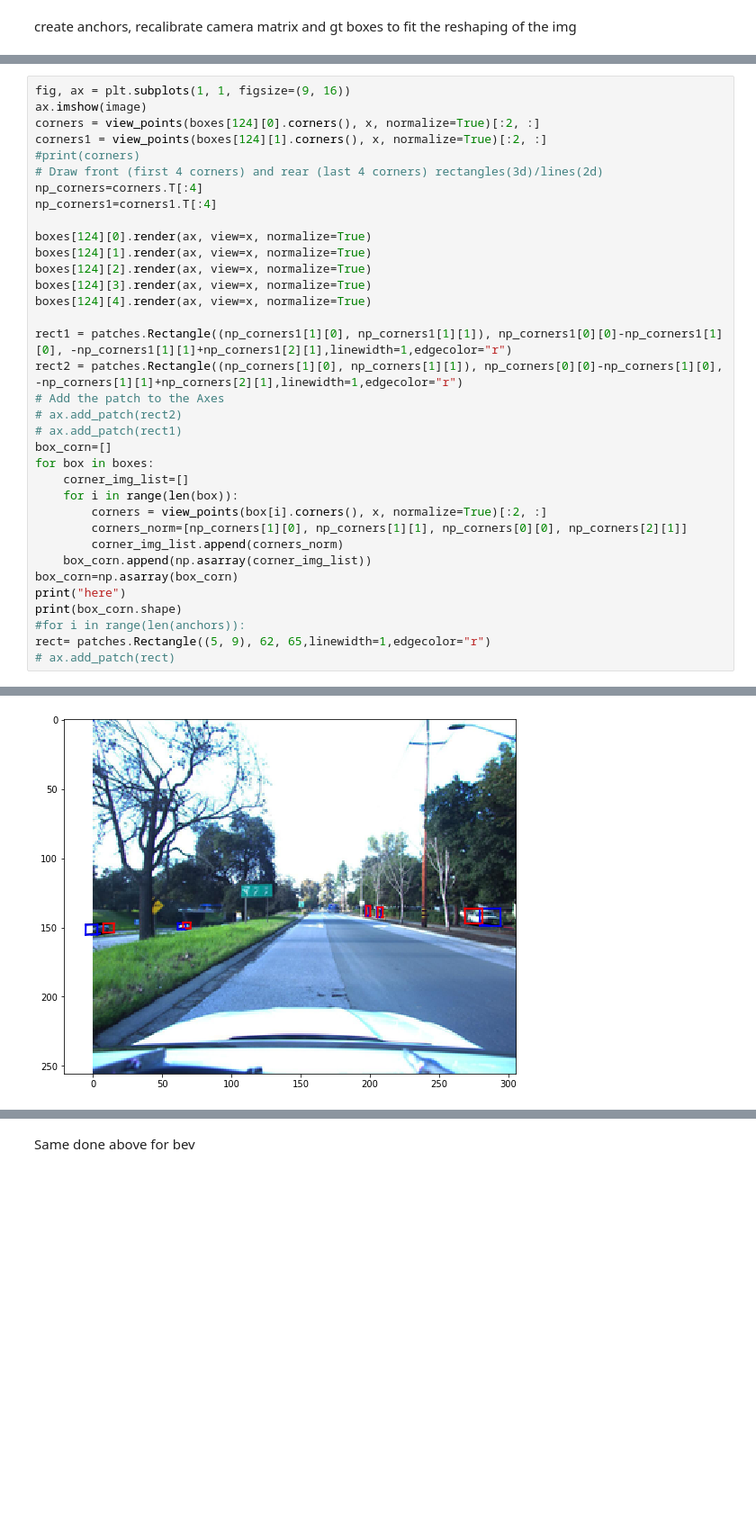
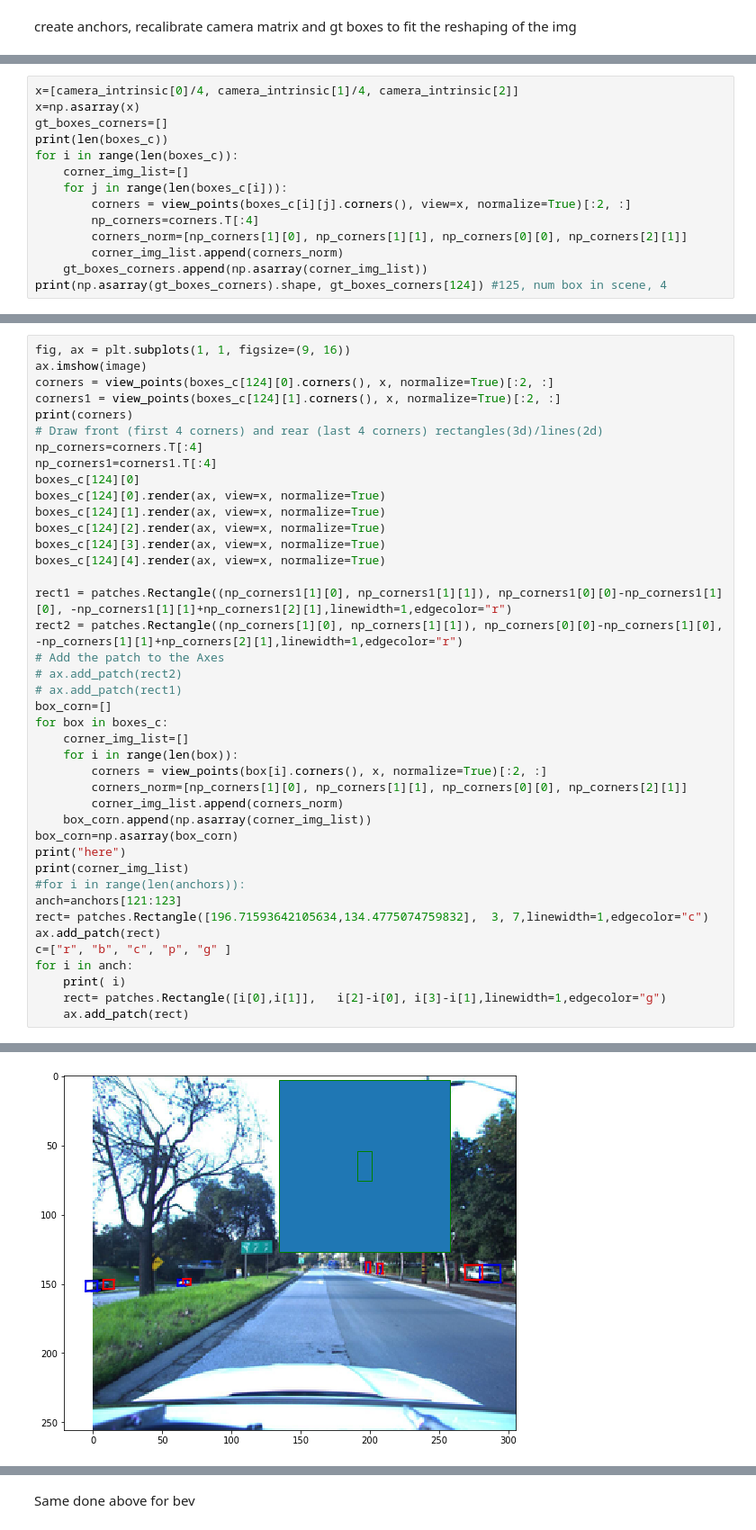
Before and after one commit to rossivalen/Thesis_AutonomousDriving, a Jupyter notebook: train-modelAPI.ipynb, the cells around one changed output, grey strips where cells are left out. Shown at 90% size. Saved outputs shown, nothing was run; the diff lists cells and outputs as text; blank space fills up the shorter version.

Commit message:
fixed anchors

```diff
--- a/train-modelAPI.ipynb
+++ b/train-modelAPI.ipynb
@@ -340,0 +353,14 @@ x=np.asarray(x)
+# %%
+x=[camera_intrinsic[0]/4, camera_intrinsic[1]/4, camera_intrinsic[2]]
+x=np.asarray(x)
+gt_boxes_corners=[]
+print(len(boxes_c))
+for i in range(len(boxes_c)):
+    corner_img_list=[]
+    for j in range(len(boxes_c[i])):
+        corners = view_points(boxes_c[i][j].corners(), view=x, normalize=True)[:2, :]
+        np_corners=corners.T[:4]
+        corners_norm=[np_corners[1][0], np_corners[1][1], np_corners[0][0], np_corners[2][1]]
+        corner_img_list.append(corners_norm)
+    gt_boxes_corners.append(np.asarray(corner_img_list))
+print(np.asarray(gt_boxes_corners).shape, gt_boxes_corners[124]) #125, num box in scene, 4
@@ -341,18 +374,18 @@ x=np.asarray(x)
 # %%
 fig, ax = plt.subplots(1, 1, figsize=(9, 16))
 ax.imshow(image)
-corners = view_points(boxes[124][0].corners(), x, normalize=True)[:2, :]
-corners1 = view_points(boxes[124][1].corners(), x, normalize=True)[:2, :]
-#print(corners)
+corners = view_points(boxes_c[124][0].corners(), x, normalize=True)[:2, :]
+corners1 = view_points(boxes_c[124][1].corners(), x, normalize=True)[:2, :]
+print(corners)
 # Draw front (first 4 corners) and rear (last 4 corners) rectangles(3d)/lines(2d)
 np_corners=corners.T[:4]
 np_corners1=corners1.T[:4]
-
-boxes[124][0].render(ax, view=x, normalize=True)
-boxes[124][1].render(ax, view=x, normalize=True)
-boxes[124][2].render(ax, view=x, normalize=True)
-boxes[124][3].render(ax, view=x, normalize=True)
-boxes[124][4].render(ax, view=x, normalize=True)
+boxes_c[124][0]
+boxes_c[124][0].render(ax, view=x, normalize=True)
+boxes_c[124][1].render(ax, view=x, normalize=True)
+boxes_c[124][2].render(ax, view=x, normalize=True)
+boxes_c[124][3].render(ax, view=x, normalize=True)
+boxes_c[124][4].render(ax, view=x, normalize=True)
 
 rect1 = patches.Rectangle((np_corners1[1][0], np_corners1[1][1]), np_corners1[0][0]-np_corners1[1][0], -np_corners1[1][1]+np_corners1[2][1],linewidth=1,edgecolor="r")
 rect2 = patches.Rectangle((np_corners[1][0], np_corners[1][1]), np_corners[0][0]-np_corners[1][0], -np_corners[1][1]+np_corners[2][1],linewidth=1,edgecolor="r")
@@ -360,7 +393,7 @@ rect2 = patches.Rectangle((np_corners[1][0], np_corners[1][1]), np_corners[0][0]
 # ax.add_patch(rect2)
 # ax.add_patch(rect1)
 box_corn=[]
-for box in boxes:
+for box in boxes_c:
     corner_img_list=[]
     for i in range(len(box)):
         corners = view_points(box[i].corners(), x, normalize=True)[:2, :]
@@ -369,8 +402,14 @@ for box in boxes:
     box_corn.append(np.asarray(corner_img_list))
 box_corn=np.asarray(box_corn)
 print("here")
-print(box_corn.shape)
+print(corner_img_list)
 #for i in range(len(anchors)):
-rect= patches.Rectangle((5, 9), 62, 65,linewidth=1,edgecolor="r")
-# ax.add_patch(rect)
+anch=anchors[121:123]
+rect= patches.Rectangle([196.71593642105634,134.4775074759832],  3, 7,linewidth=1,edgecolor="c")
+ax.add_patch(rect)
+c=["r", "b", "c", "p", "g" ]
+for i in anch:
+    print( i)
+    rect= patches.Rectangle([i[0],i[1]],   i[2]-i[0], i[3]-i[1],linewidth=1,edgecolor="g")
+    ax.add_patch(rect)
 # %% [output]
@@ -379 +424 @@ here
-[figure, old version]
+[figure, new version]
```
Also changed, not shown: parts of 18 cells of this notebook, 1 other file.
